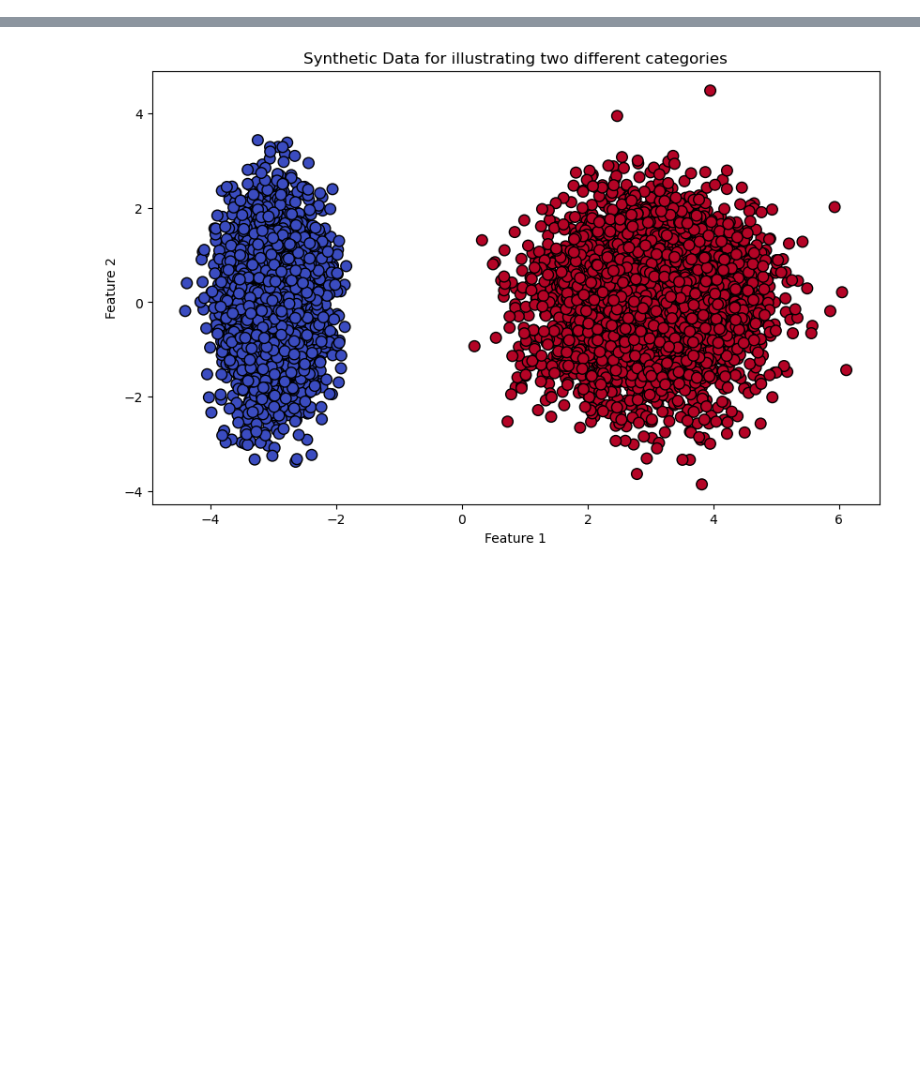
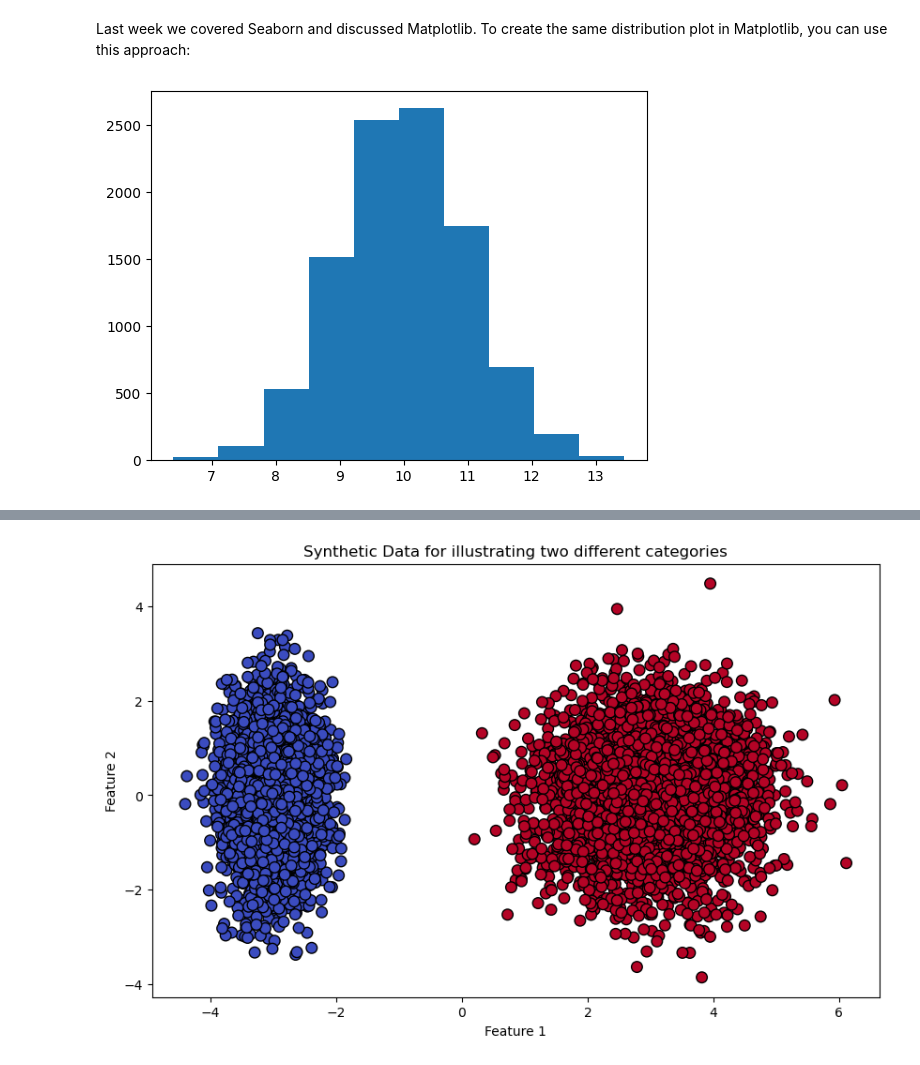
Before and after one commit to KubaJerz/VLab_AI_ML_Training, a Jupyter notebook: AI_not_ML/AI_not_ML.ipynb, the cells around one changed output, grey strips where cells are left out. Drawn from its saved outputs; the diff is of its cells as text; code cells hidden in the pictures; blank space fills up the shorter version.

```diff
--- a/AI_not_ML/AI_not_ML.ipynb
+++ b/AI_not_ML/AI_not_ML.ipynb
@@ -32,0 +159,8 @@ import sys
+# %% [markdown]
+Last week we covered Seaborn and discussed Matplotlib. To create the same distribution plot in Matplotlib, you can use this approach:
+# %%
+#Simplest approach
+plt.hist(draws)
+plt.show()
+# %% [output]
+[figure, added]
```
Also changed, not shown: parts of 41 cells of this notebook.
